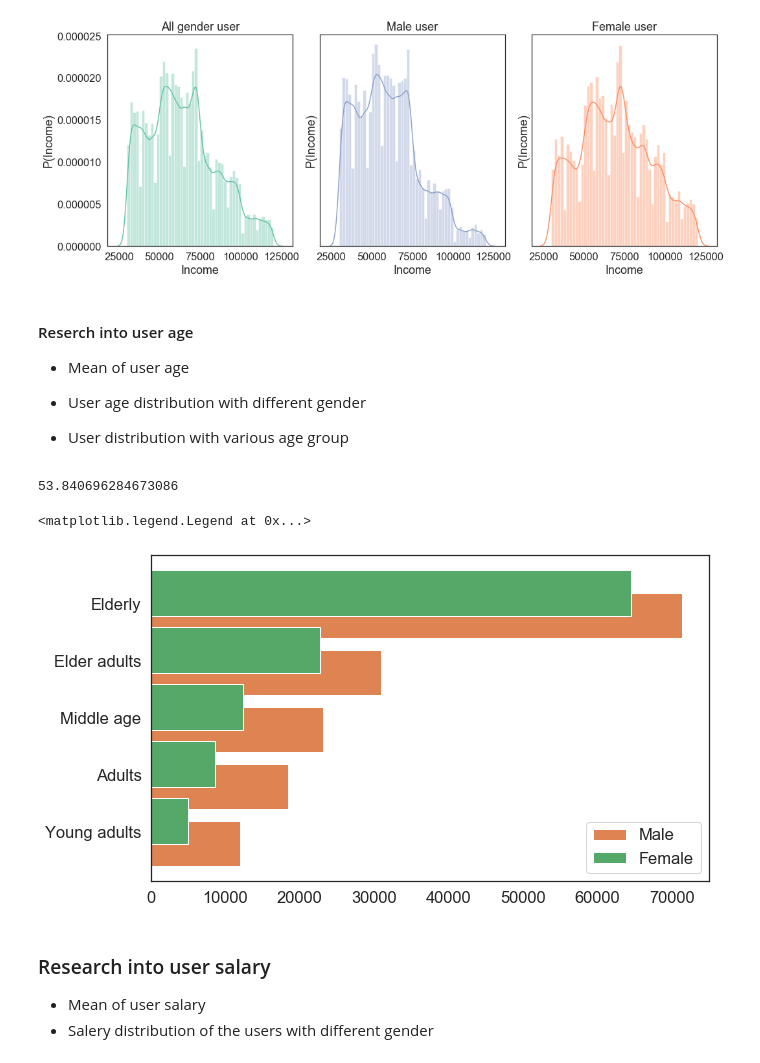
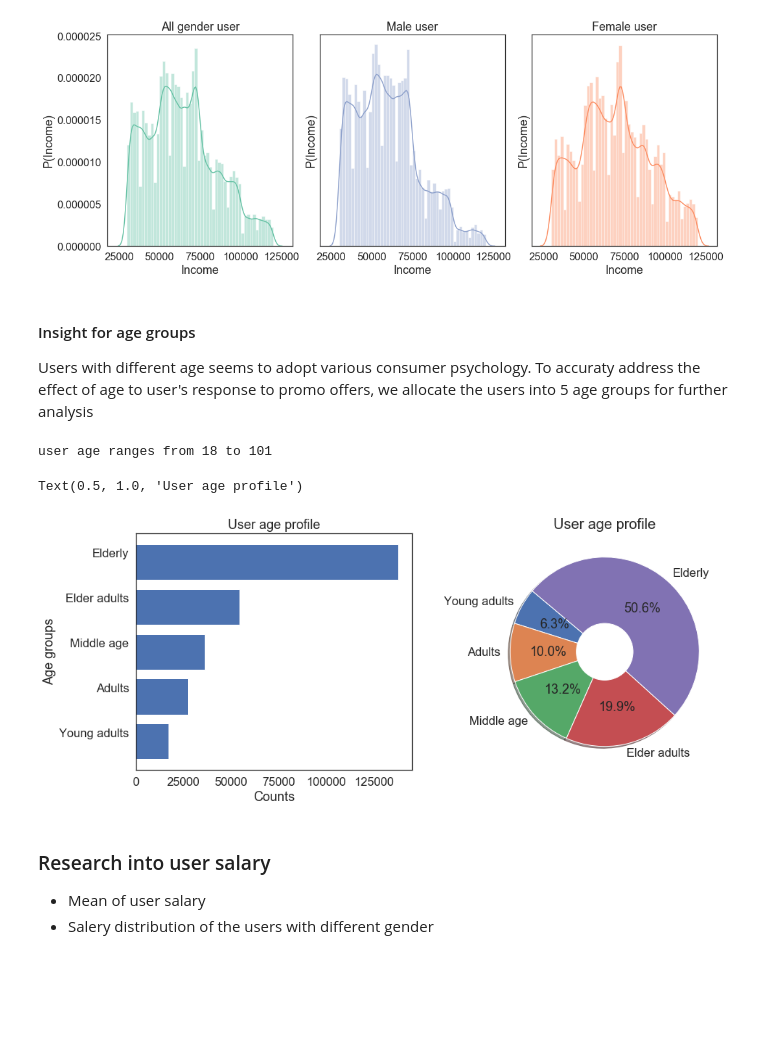
Before and after one commit to ZhuqingZhang0422/Starbucks-Capstone-Project, a Jupyter notebook: Starbucks_Capstone_notebook.ipynb, the cells around one changed output. Saved outputs shown, nothing was run; the diff lists cells and outputs as text; code cells hidden in the pictures; blank space fills up the shorter version.

Commit message:
Feat: Added new feature to plot age group analysis
Feat: Added pie chart for age group analysis

```diff
--- a/Starbucks_Capstone_notebook.ipynb
+++ b/Starbucks_Capstone_notebook.ipynb
@@ -298,7 +298,6 @@ autopct='%1.1f%%', shadow=True, startangle=140)
 fig = plt.gcf()
 fig.gca().add_artist(centre_circle)
 plt.title('User gender distribution', fontsize = 20)
-
 labels_gen = ['Transaction','Offer received','Offer viewed','Offer completed']
 colors_gen = [current_palette[4], current_palette[5], current_palette[6],current_palette[7]]
 explode_gen = (0, 0, 0.05, 0.1)
@@ -311,12 +310,12 @@ plt.title('Male user', fontsize = 20)
 
 plt.sca(ax[2])
 sizes_2 = female_event
-plt.pie(sizes_2, explode=explode_gen,colors=colors_1,
+plt.pie(sizes_2, explode=explode_gen,colors=colors_gen,
 autopct='%1.1f%%', shadow=True, startangle=140)
 plt.legend(labels_gen)
 plt.title('Female user', fontsize = 20)
 #plt.axis('equal')
-plt.rcParams['font.size'] = 15
+plt.rcParams['font.size'] = 17
 plt.tight_layout()
 plt.show()
 # %% [output]
@@ -407,52 +406,68 @@ plt.title('Female user')
 plt.tight_layout()
 # %% [output]
 [figure]
-# %% [markdown]
-#### Reserch into user age
-* Mean of user age
-
-* User age distribution with different gender
-
-* User distribution with various age group
+# %% [markdown]
+#### Insight for age groups
+Users with different age seems to adopt various consumer psychology. To accuraty address the effect of age to user's response to promo offers, we allocate the users into 5 age groups for further analysis
 # %%
 #Mean of the users
 study.age.mean()
+print('user age ranges from',study.age.min(),'to', study.age.max())
 # %% [output]
-53.840696284673086
+user age ranges from 18 to 101
 # %%
 # Age distribution of users in various age group
 Age_basket = ['Young adults','Adults','Middle age','Elder adults','Elderly']
 def age_basket (age_list):
     '''
     Allocate users into various age groups
     'Young adults'(<25),'Adults'(25,35),'Middle age'(35,45),'Elder adults'(45,55),'Elderly'(>55)
     INPUT: List of user age (list[int])
     OUTPUT: List of counts in the age basket (list[int])
     '''
     y = a = m = e = o = 0
     for i in age_list:
         if i < 25:
             y += 1
         if i >= 25 and i <35:
             a += 1
         if i >= 35 and i < 45:
             m += 1
         if i >= 45 and i< 55:
             e += 1
         if i >= 55:
             o +=1
     return [y,a,m,e,o]
-x1 = age_basket(list(study[study['gender'] == 1].age))
-x2 = age_basket(list(study[study['gender'] == 2].age))
+
+fig, ax = plt.subplots(figsize=(15, 6),
+                       nrows=1,
+                       ncols=2,
+                       sharex=False,
+                       sharey=False)
+
+plt.sca(ax[0])
+x1 = age_basket(list(study.age))
 ypos = np.arange(len(Age_basket))
 current_palette = sns.color_palette()
 plt.yticks(ypos,Age_basket)
-plt.barh(ypos-0.2,x1,label = 'Male',color = current_palette[1])
-plt.barh(ypos+0.2,x2,label = 'Female',color = current_palette[2])
-plt.legend()
+plt.barh(ypos-0.2,x1)
+plt.xlabel('Counts')
+plt.ylabel('Age groups')
+plt.title('User age profile')
+
+plt.sca(ax[1])
+labels_1 = ['Young adults','Adults','Middle age','Elder adults','Elderly']
+sizes_1 = age_basket(list(study.age))
+#colors_1 = [current_palette[2], current_palette[1], current_palette[7]]
+centre_circle = plt.Circle((0,0),0.3,fc='white')
+plt.pie(sizes_1,labels=labels_1,
+autopct='%1.1f%%', shadow=True, startangle=140)
+fig = plt.gcf()
+fig.gca().add_artist(centre_circle)
+plt.title('User age profile', fontsize = 20)
 # %% [output]
-<matplotlib.legend.Legend at 0x...>
+Text(0.5, 1.0, 'User age profile')
-[figure, old version]
+[figure, new version]
 # %% [markdown]
 ### Research into user salary
 * Mean of user salary
```
Also changed, not shown: parts of 1 cell of this notebook.
